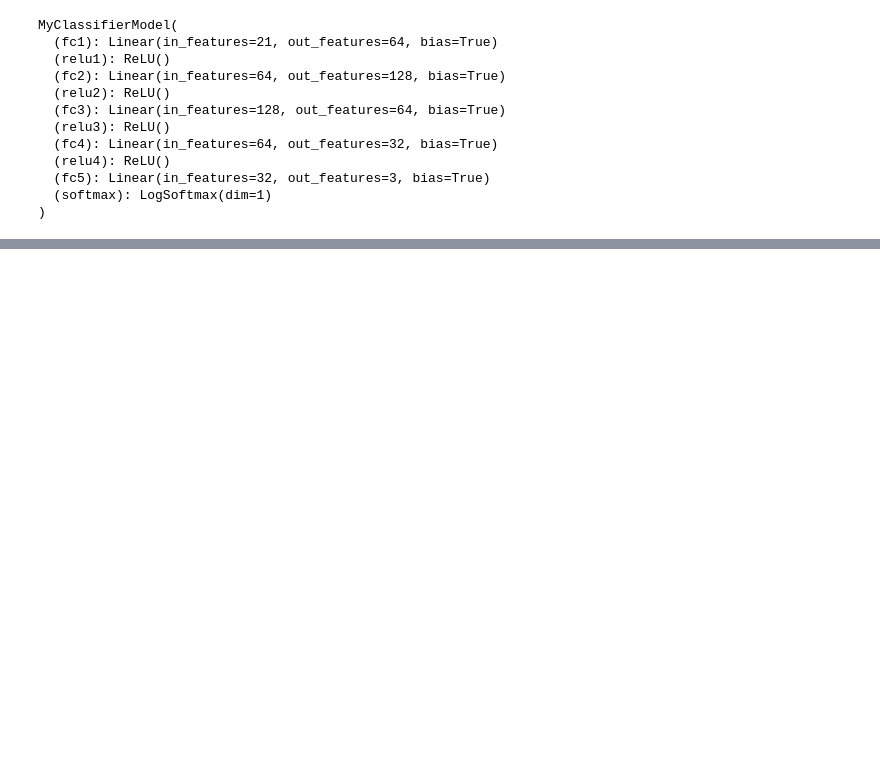
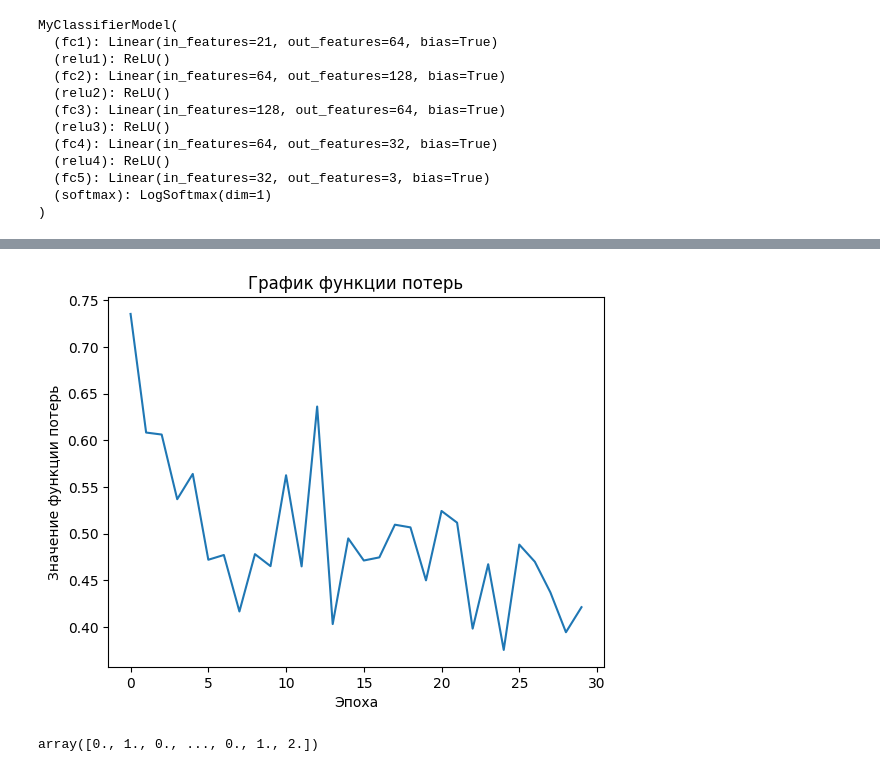
Before and after one commit to BallBoychick/NLP, a Jupyter notebook: TorchClassifier.ipynb, the cells around one changed output, grey strips where cells are left out. Drawn from its saved outputs; the diff is of its cells as text; code cells hidden in the pictures; blank space fills up the shorter version.

```diff
--- a/TorchClassifier.ipynb
+++ b/TorchClassifier.ipynb
@@ -31,7 +32,7 @@ data.isnull().sum().sum()
 y = data["Diabetes_012"].values
 X = data.drop(["Diabetes_012"], axis=1).values
 # %%
-y = y.reshape(-1, 1)
+# y = y.reshape(-1, 1)
 # %%
 # разбиваем данные
 X_train, X_test, y_train, y_test = train_test_split(X, y, test_size=0.15)
@@ -42,7 +43,7 @@ X_train.shape, X_test.shape, y_train.shape, y_test.shape
 batch_size = 256
 # %%
 # а теперь преобразуем обучающую выборку в объект Dataset
-train_ds = TensorDataset(torch.from_numpy(X_train).type(torch.float32), torch.from_numpy(y_train).type(torch.float32))
+train_ds = TensorDataset(torch.from_numpy(X_train).type(torch.float32), torch.from_numpy(y_train).type(torch.long))
 # для загрузки данных в ходе обучения мы создаем объект DataLoader на основе объекта Dataset
 train_dl = DataLoader(train_ds, batch_size=batch_size, shuffle=True)
 # %%
@@ -104,24 +105,24 @@ MyClassifierModel(
 # определяем функцию потерь
 loss = nn.NLLLoss()
 # настраиваем оптимизатор и передаем туда параметры модели
-optimizer = torch.optim.Adam(model.parameters(), lr=0.0025)
+optimizer = torch.optim.Adam(model.parameters(), lr=0.001)
 # %%
-epochs = 5
-# цикл обучения (по эпохам)
+epochs = 30
+
+loss_values = []
 for epoch in range(epochs):
-    # за одну эпоху смотрим все батчи (по batch_size элементов)
     for x_b, y_b in train_dl:
-        # делаем прямое распространение (получаем предсказание)
+
         outputs = model(x_b)
-        # вычисляем значение функции потерь
+
         loss_value = loss(outputs, y_b)
-        # делаем backward - вычисляются значения .grad у слоев модели
+
         loss_value.backward()
-        # делаем шаг градиентного спуска с заданным у оптимизатора learning_rate
+
         optimizer.step()
-        # зануляем .grad у слоев модели - для нового батча будем акумулировать новый .grad
+
         optimizer.zero_grad()
+    loss_values.append(loss_value.item())
 
-    # в конце эпохи выводим значение функции потерь для последнего рассмотренного батча
     print(f'Эпоха {epoch + 1}, Значение функции потерь: {loss_value.item()}')
 # %% [output]
@@ -128,0 +146,12 @@ RuntimeError: 0D or 1D target tensor expected, multi-target not supported
+# %%
+plt.plot(loss_values)
+plt.xlabel('Эпоха')
+plt.ylabel('Значение функции потерь')
+plt.title('График функции потерь')
+plt.show()
+# %% [output]
+[figure, added]
+# %%
+y_test
+# %% [output]
+array([0., 1., 0., ..., 0., 1., 2.])
```
Also changed, not shown: parts of 7 cells of this notebook.
